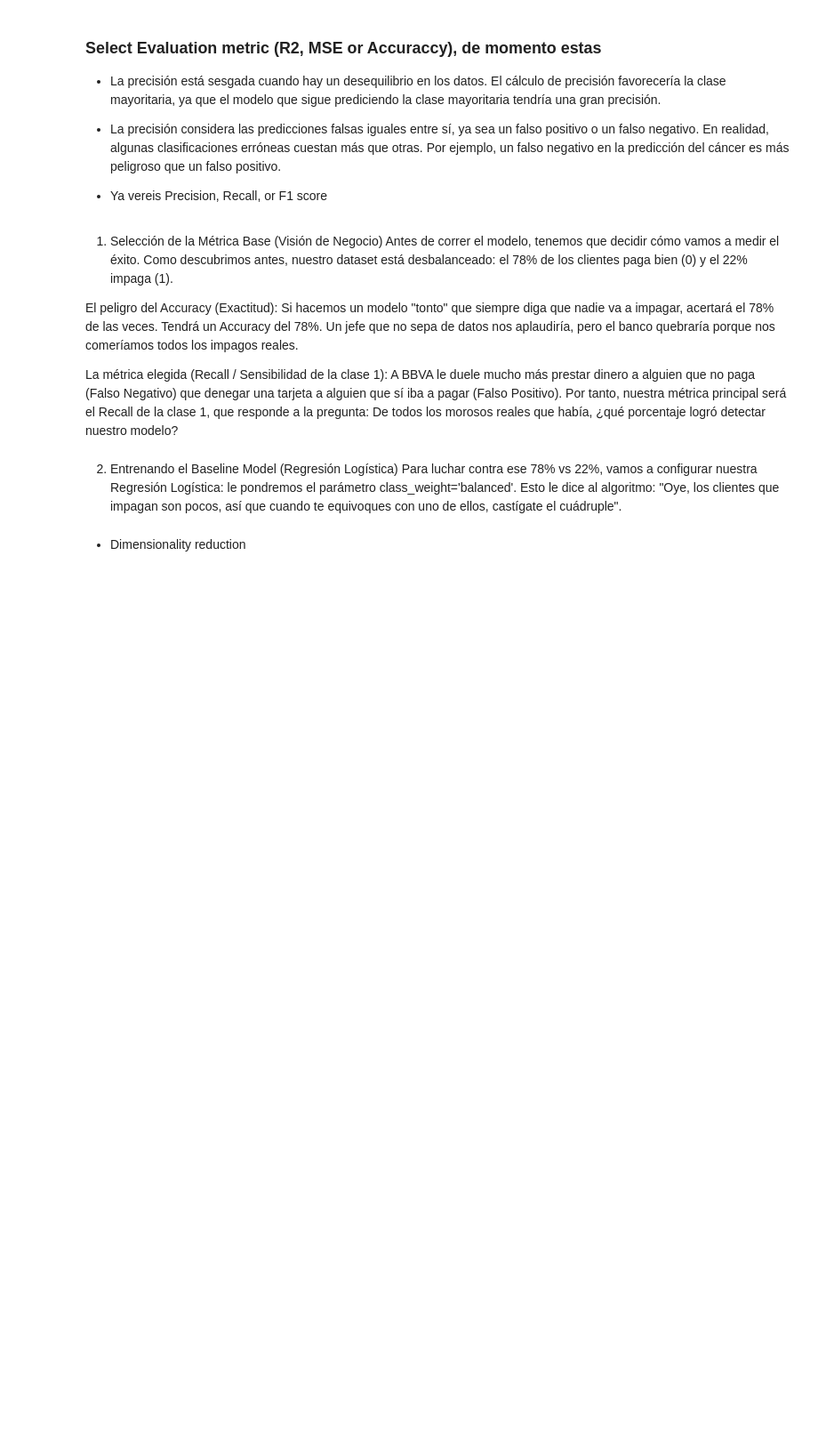
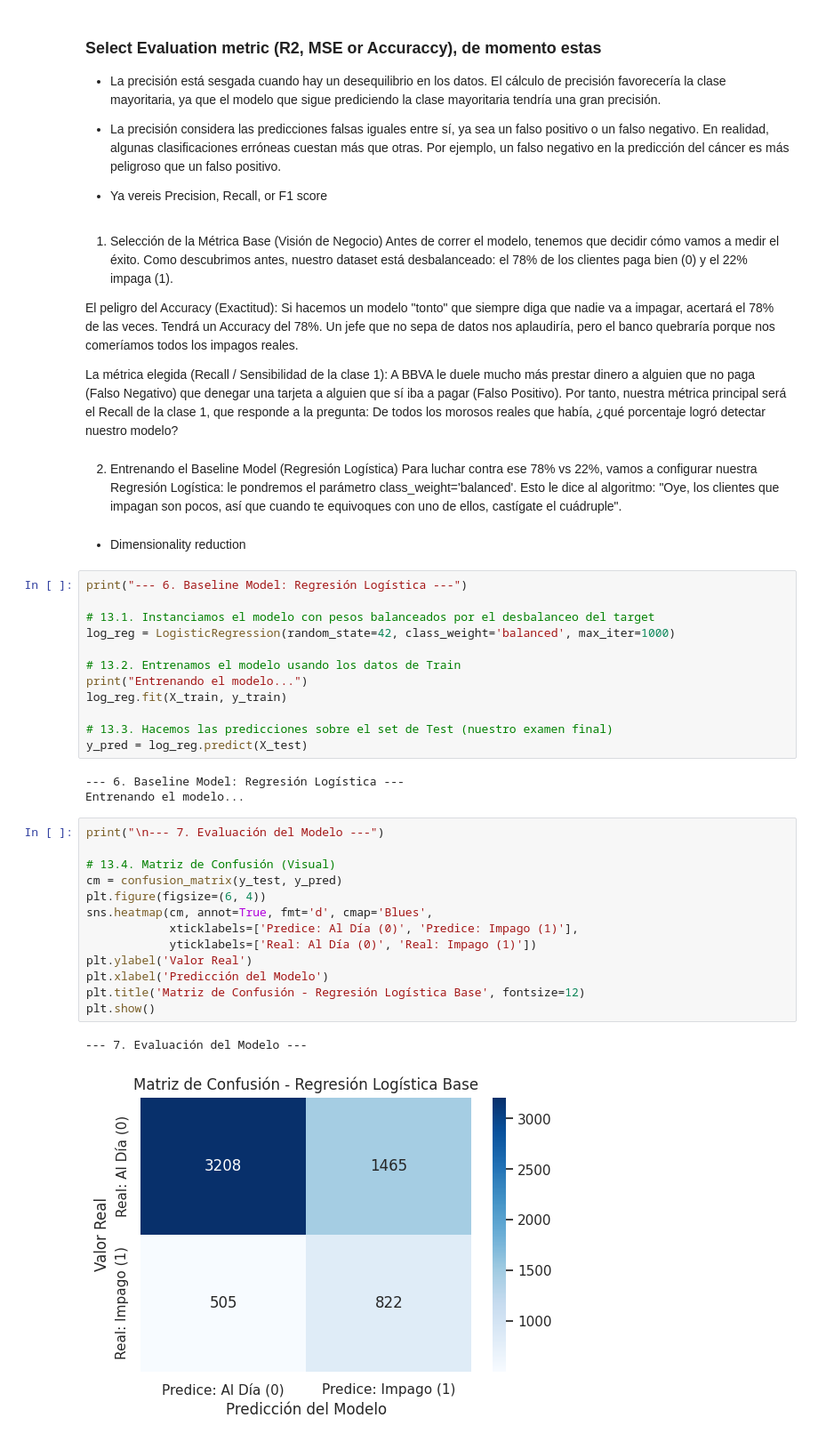
Before and after one commit to Emanuel-TC/preparacion_limpieza_datos, a Jupyter notebook: notebook_principal.ipynb, the cells around one changed output. Shown at 89% size. Saved outputs shown, nothing was run; the diff lists cells and outputs as text; blank space fills up the shorter version.

Commit message:
feat: entrenamiento y evaluacion del baseline model (regresion logistica)

```diff
--- a/notebook_principal.ipynb
+++ b/notebook_principal.ipynb
@@ -592,3 +592,34 @@ La métrica elegida (Recall / Sensibilidad de la clase 1): A BBVA le duele mucho
 Para luchar contra ese 78% vs 22%, vamos a configurar nuestra Regresión Logística: le pondremos el parámetro class_weight='balanced'. Esto le dice al algoritmo: "Oye, los clientes que impagan son pocos, así que cuando te equivoques con uno de ellos, castígate el cuádruple".
 # %% [markdown]
 - Dimensionality reduction
+# %%
+print("--- 6. Baseline Model: Regresión Logística ---")
+
+# 13.1. Instanciamos el modelo con pesos balanceados por el desbalanceo del target
+log_reg = LogisticRegression(random_state=42, class_weight='balanced', max_iter=1000)
+
+# 13.2. Entrenamos el modelo usando los datos de Train
+print("Entrenando el modelo...")
+log_reg.fit(X_train, y_train)
+
+# 13.3. Hacemos las predicciones sobre el set de Test (nuestro examen final)
+y_pred = log_reg.predict(X_test)
+# %% [output]
+--- 6. Baseline Model: Regresión Logística ---
+Entrenando el modelo...
+# %%
+print("\n--- 7. Evaluación del Modelo ---")
+
+# 13.4. Matriz de Confusión (Visual)
+cm = confusion_matrix(y_test, y_pred)
+plt.figure(figsize=(6, 4))
+sns.heatmap(cm, annot=True, fmt='d', cmap='Blues',
+            xticklabels=['Predice: Al Día (0)', 'Predice: Impago (1)'],
+            yticklabels=['Real: Al Día (0)', 'Real: Impago (1)'])
+plt.ylabel('Valor Real')
+plt.xlabel('Predicción del Modelo')
+plt.title('Matriz de Confusión - Regresión Logística Base', fontsize=12)
+plt.show()
+# %% [output]
+--- 7. Evaluación del Modelo ---
+[figure, added]
```
Also changed, not shown: parts of 1 cell of this notebook.
